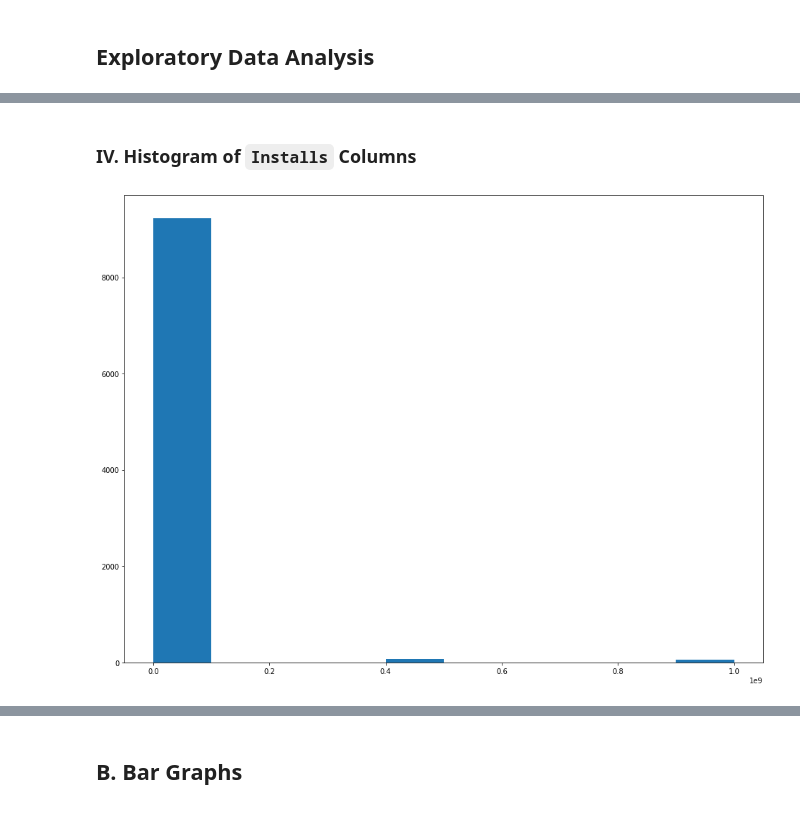
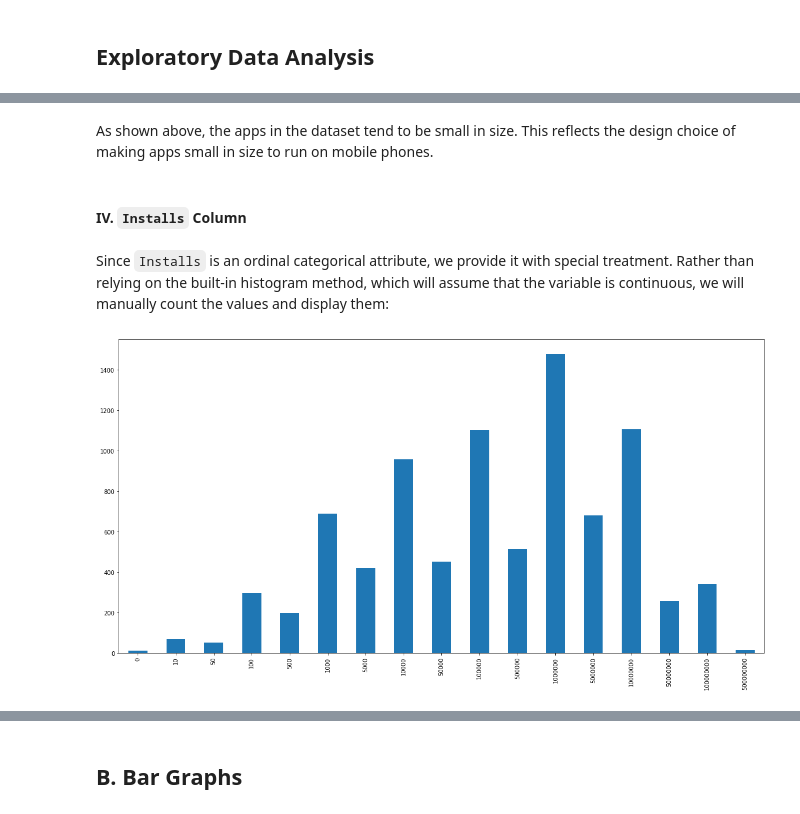
Before and after one commit to Logician724/play-store-analysis, a Jupyter notebook: notebook.ipynb, the cells around one changed output, grey strips where cells are left out. Saved outputs shown, nothing was run; the diff lists cells and outputs as text; code cells hidden in the pictures.

```diff
--- a/notebook.ipynb
+++ b/notebook.ipynb
@@ -558,6 +595,10 @@ _ = apps_df['Size'].hist(grid = False, figsize=(16,12), bins = 50)
+# %% [markdown]
+As shown above, the apps in the dataset tend to be small in size. This reflects the design choice of making apps small in size to run on mobile phones.
 # %% [markdown]
-### IV. Histogram of `Installs` Columns
+#### IV. `Installs` Column
+# %% [markdown]
+Since `Installs` is an ordinal categorical attribute, we provide it with special treatment. Rather than relying on the built-in histogram method, which will assume that the variable is continuous, we will manually count the values and display them:
 # %%
-_ = apps_df['Installs'].hist(grid = False, figsize=(16,12), bins = 10)
+_ = apps_df['Installs'].value_counts().sort_index().plot(kind='bar', figsize=(20,10))
 # %% [output]
-[figure, old version]
+[figure, new version]
```
Also changed, not shown: parts of 24 cells of this notebook.
